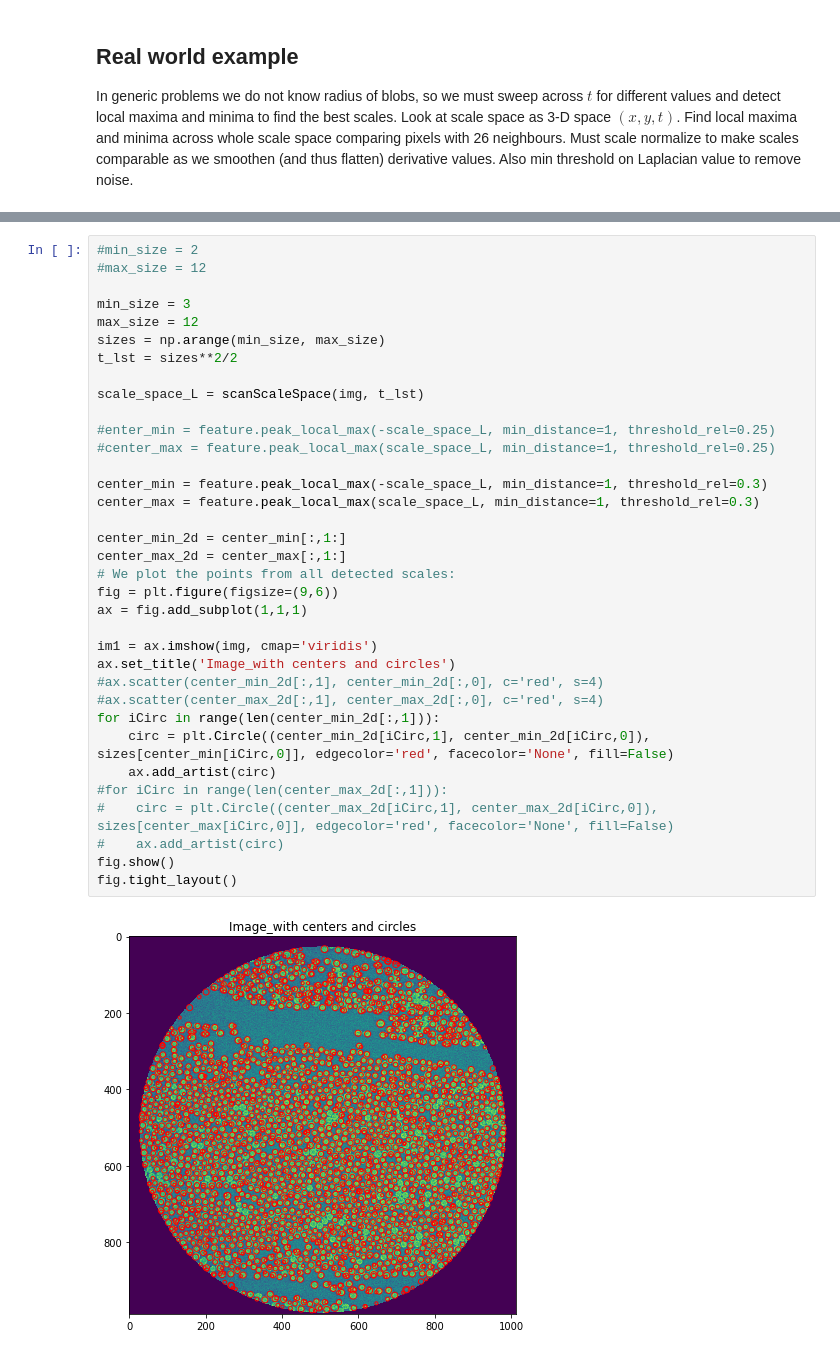
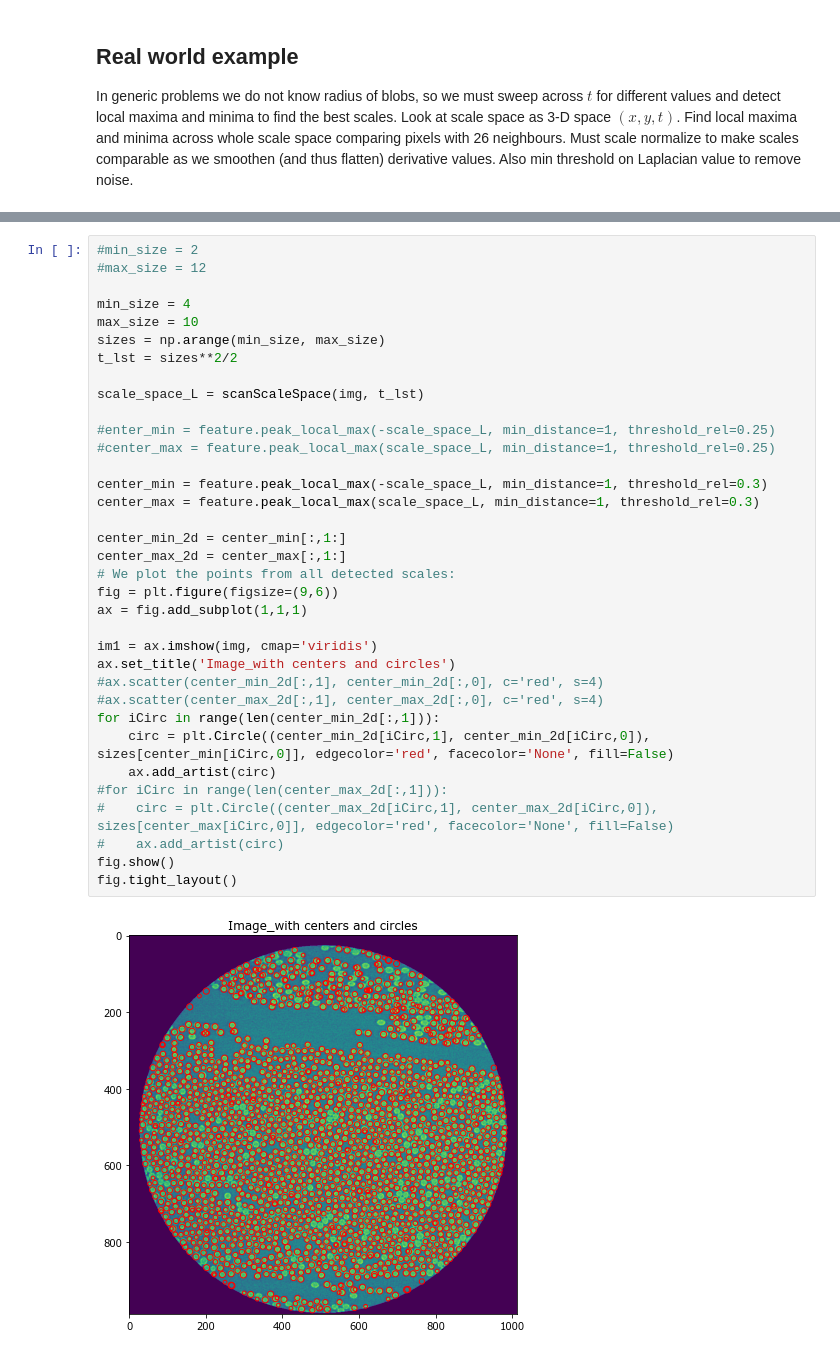
Before and after one commit to MJordahn/AIA_Spring_2020, a Jupyter notebook: Exam/Week 2/Exam notebook week 2.ipynb, the cells around one changed output, grey strips where cells are left out. Saved outputs shown, nothing was run; the diff lists cells and outputs as text.

```diff
--- a/Exam/Week 2/Exam notebook week 2.ipynb
+++ b/Exam/Week 2/Exam notebook week 2.ipynb
@@ -200,36 +219,36 @@ plt.show()
 #min_size = 2
 #max_size = 12
 
-min_size = 3
-max_size = 12
+min_size = 4
+max_size = 10
 sizes = np.arange(min_size, max_size)
 t_lst = sizes**2/2
 
 scale_space_L = scanScaleSpace(img, t_lst)
 
 #enter_min = feature.peak_local_max(-scale_space_L, min_distance=1, threshold_rel=0.25)
 #center_max = feature.peak_local_max(scale_space_L, min_distance=1, threshold_rel=0.25)
 
 center_min = feature.peak_local_max(-scale_space_L, min_distance=1, threshold_rel=0.3)
 center_max = feature.peak_local_max(scale_space_L, min_distance=1, threshold_rel=0.3)
 
 center_min_2d = center_min[:,1:]
 center_max_2d = center_max[:,1:]
 # We plot the points from all detected scales:
 fig = plt.figure(figsize=(9,6))
 ax = fig.add_subplot(1,1,1)
 
 im1 = ax.imshow(img, cmap='viridis')
 ax.set_title('Image_with centers and circles')
 #ax.scatter(center_min_2d[:,1], center_min_2d[:,0], c='red', s=4)
 #ax.scatter(center_max_2d[:,1], center_max_2d[:,0], c='red', s=4)
 for iCirc in range(len(center_min_2d[:,1])):
     circ = plt.Circle((center_min_2d[iCirc,1], center_min_2d[iCirc,0]), sizes[center_min[iCirc,0]], edgecolor='red', facecolor='None', fill=False)
     ax.add_artist(circ)
 #for iCirc in range(len(center_max_2d[:,1])):
 #    circ = plt.Circle((center_max_2d[iCirc,1], center_max_2d[iCirc,0]), sizes[center_max[iCirc,0]], edgecolor='red', facecolor='None', fill=False)
 #    ax.add_artist(circ)
 fig.show()
 fig.tight_layout()
 # %% [output]
-[figure, old version]
+[figure, new version]
```
Also changed, not shown: parts of 9 cells of this notebook, 1 other file.
